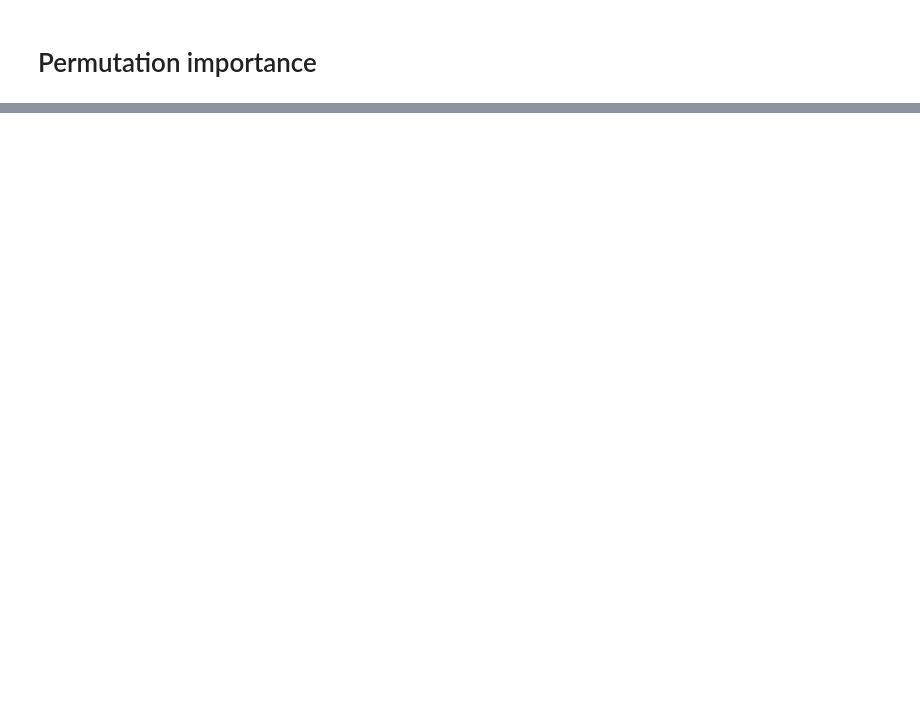
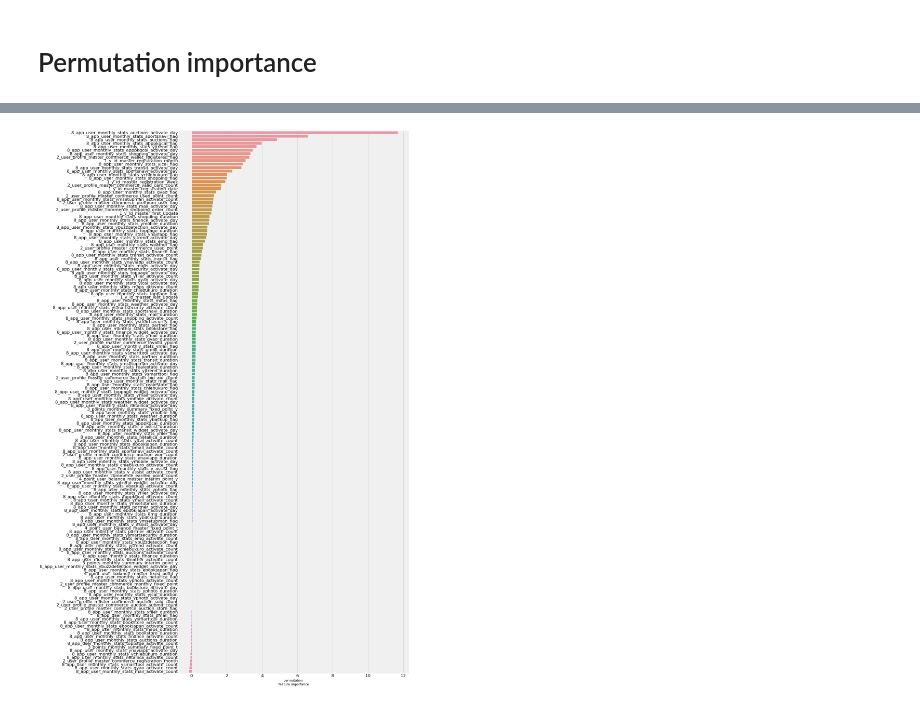
Before and after one commit to katsu1110/DataScienceComp, a Jupyter notebook: nn_laputa.ipynb, the cells around one changed output, grey strips where cells are left out. Cells and saved outputs as stored; diff of their text form; code cells hidden in the pictures; blank space fills up the shorter version.

```diff
--- a/nn_laputa.ipynb
+++ b/nn_laputa.ipynb
@@ -408,0 +450,33 @@ plt.show()
+# %%
+def calc_metric(model, X, y):
+    loss_reg = np.sqrt(mean_squared_error(y[0], model.predict(X)[0].ravel()))
+    loss_cls = log_loss(y[1], model.predict(X)[1].ravel())
+    return loss_reg + loss_cls * 1000
+
+def permutation_importance(model, X, y, cat_features, dense_features):
+    baseline = calc_metric(model, X, y)
+    imp = []
+    # categorical features
+    for idx, f in tqdm(enumerate(cat_features)):
+        save = X[idx].copy()
+        X[idx] = np.random.permutation(X[idx])
+        m = calc_metric(model, X, y)
+        X[idx] = save
+        imp.append(baseline - m)
+        print(f"importance of {f} = {baseline - m}")
+
+    # dense features
+    n_cat = len(cat_features)
+    for idx, f in tqdm(enumerate(dense_features)):
+        save = X[n_cat][f].copy()
+        X[n_cat][f] = np.random.permutation(X[n_cat][f])
+        m = calc_metric(model, X, y)
+        X[n_cat][f] = save
+        imp.append(baseline - m)
+        print(f"importance of {f} = {baseline - m}")
+    return np.array(imp)
+
+# perform permutation importance
+features = cat_features + dense_features
+imp = permutation_importance(model, x_train, [y_train_age.values, y_train_gen.values],
+                            cat_features, dense_features)
@@ -408,0 +520,10 @@ plt.show()
+# %%
+# plot
+ranking = np.argsort(imp)
+f, ax = plt.subplots(figsize=(20, 30))
+sns.barplot(x=-imp[ranking], y=np.array(features)[ranking], orient='h')
+ax.set_xlabel("permutation \nfeature importance")
+plt.tight_layout()
+plt.show()
+# %% [output]
+[figure, added]
```
Also changed, not shown: parts of 21 cells of this notebook, 1 other file.
